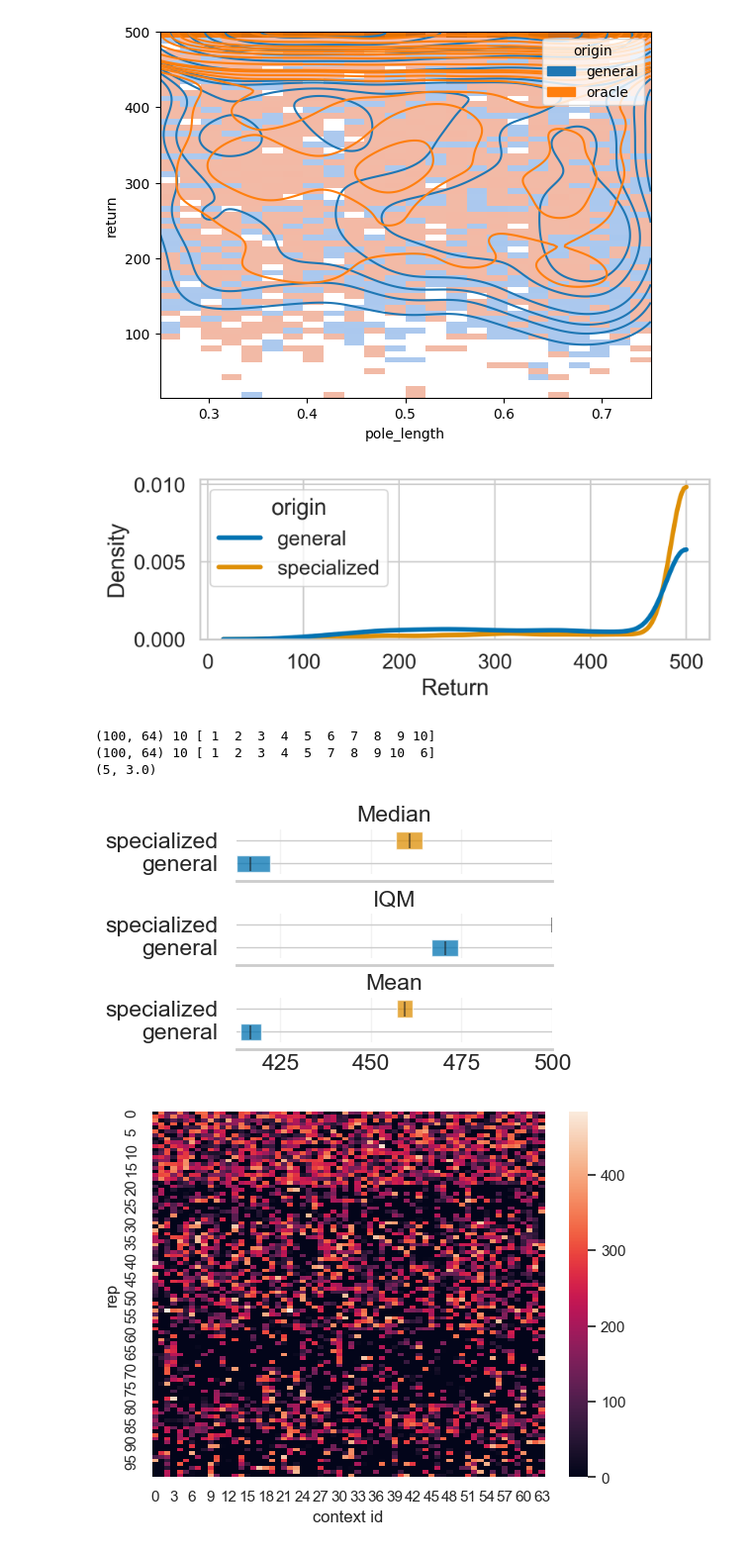
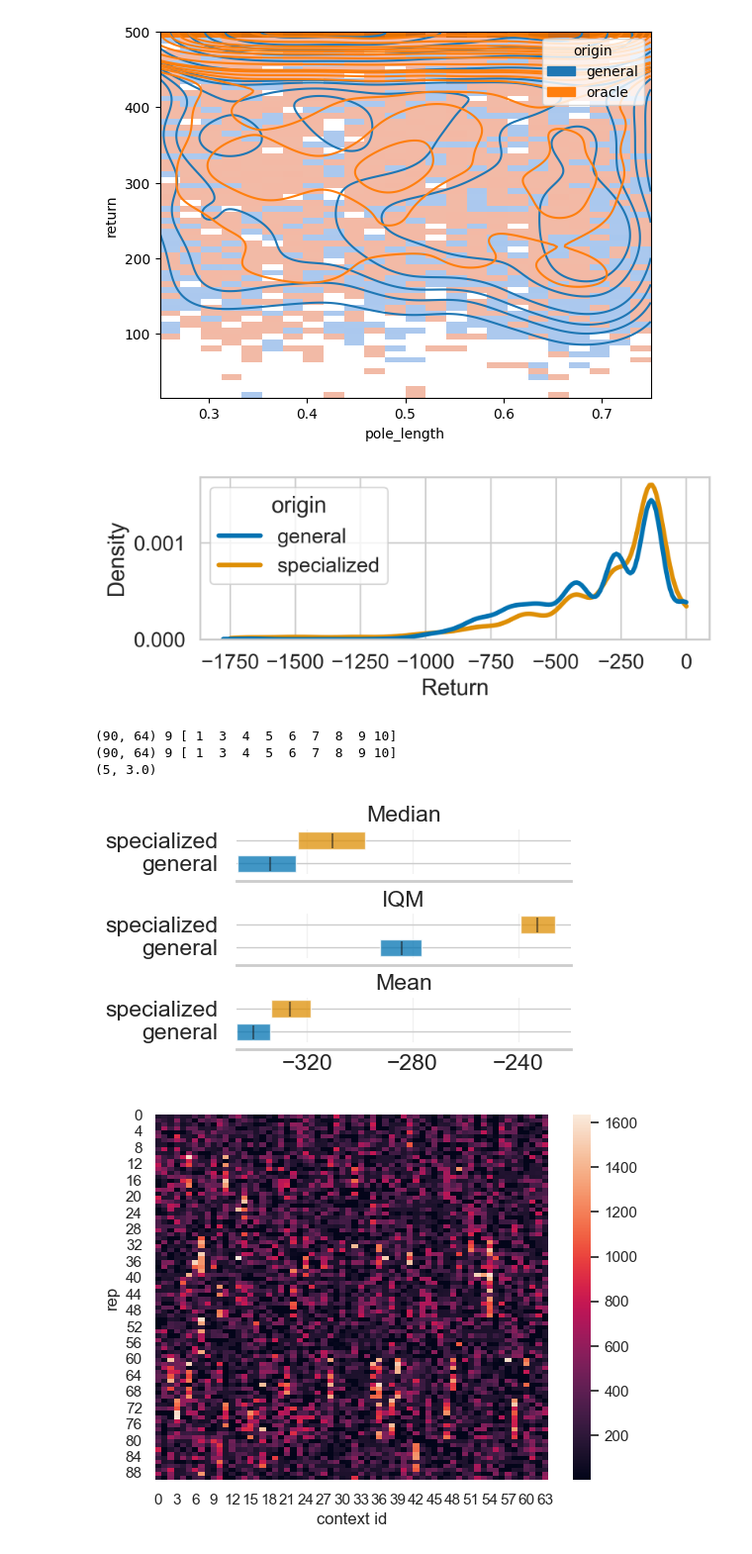
Before and after one commit to automl/CARL, a Jupyter notebook: experiments/evaluation/eval_optimality_gap.ipynb, the cells around one changed output. Shown at 99% size. Drawn from its saved outputs; the diff is of its cells as text; code cells hidden in the pictures.

```diff
--- a/experiments/evaluation/eval_optimality_gap.ipynb
+++ b/experiments/evaluation/eval_optimality_gap.ipynb
@@ -1,13 +1,18 @@
 # %%
 from pathlib import Path
 import seaborn as sns
-import matplotlib.pyplot as plt
 
-result_dir_general = "/home/benjamin/Dokumente/code/tmp/tntcomp/CARL/runs/optimality_gap/CARLCartPoleEnv/eval_general"
+env_name = "CARLCartPoleEnv"
+context_feature = "pole_length"
+
+env_name = "CARLPendulumEnv"
+context_feature = "l"
+
+result_dir_general = f"/home/benjamin/Dokumente/code/tmp/tntcomp/CARL/runs/optimality_gap/{env_name}/eval_general"
 result_dirs_oracle = [
-    "/home/benjamin/Dokumente/code/tmp/tntcomp/CARL/runs/optimality_gap/CARLCartPoleEnv/eval_oracle"
+    f"/home/benjamin/Dokumente/code/tmp/tntcomp/CARL/runs/optimality_gap/{env_name}/eval_oracle"
 ]
-context_feature = "pole_length"
+
 
 
 figdir = Path(result_dir_general).parent / "figures"
@@ -20,5 +23,5 @@ Warning: Gym version v0.24.1 has a number of critical issues with `gym.make` suc
 # %%
-reload = False
+reload = True
 # from general agent: gather final performance on each context
 df_general = load(folder_eval=result_dir_general, rpc_fn="tmp/rpc_general.csv", reload_rpc=reload)
 df_general["origin"] = "general"
@@ -103,7 +101,7 @@ fig.set_tight_layout(True)
 fig.savefig(fig_fn, bbox_inches="tight", dpi=300)
 plt.show()
 # %% [output]
-[figure, old version]
+[figure, new version]
 # %%
 from rliable import library as rly
 from rliable import metrics
@@ -117,6 +115,8 @@ sns.set_palette("colorblind")
 sns.set_style("whitegrid")
 
 filtered_df = df.copy()
+if env_name == "CARLPendulumEnv":
+  filtered_df = filtered_df[filtered_df["seed"] != 2]
 # filtered_df = filtered_df[(filtered_df["seed"] != 7) & (filtered_df["seed"] != 8) & (filtered_df["seed"] != 2) & (filtered_df["seed"] != 4)]
 reps = 10000
 xlabel = ""
@@ -142,9 +142,9 @@ for group_id, group_df in filtered_df.groupby("origin"):
   print(scores.shape, n_seeds, group_df["seed"].unique())
   for i, ((seed, rep), gdf) in enumerate(group_df.groupby(["seed", "rep"])):
     R = gdf["return"]
-    if len(R) == 63:
+    if len(R) in [60, 63]:
       for p in gdf["path"]:
-        printr(p)
+        printr(seed, rep, len(gdf), p)
     n = len(gdf)
     index = (seed - 1) * n_seeds + rep  # seed is 1-based
     scores[i] = R
@@ -166,26 +166,26 @@ fig.set_tight_layout(True)
 fig.savefig(fig_fn, bbox_inches="tight", dpi=300)
 plt.show()
 # %% [output]
-(100, 64) 10 [ 1  2  3  4  5  6  7  8  9 10]
-(100, 64) 10 [ 1  2  3  4  5  7  8  9 10  6]
+(90, 64) 9 [ 1  3  4  5  6  7  8  9 10]
+(90, 64) 9 [ 1  3  4  5  6  7  8  9 10]
 (5, 3.0)
-[figure, old version]
+[figure, new version]
 # %%
 fig_fn = figdir / "test_return_gap.pdf"
 sns.set(font_scale=1.)
 sns.set_palette("colorblind")
 sns.set_style("whitegrid")
 
 
-gap = np.abs(score_dict["oracle"] - score_dict["general"])
+gap = np.abs(score_dict["specialized"] - score_dict["general"])
 df_gap = pd.DataFrame(gap)
 
 ax = sns.heatmap(data=gap)
 ax.set_xlabel("context id")
 ax.set_ylabel("rep")
 plt.show()
 
 fig = ax.get_figure()
 fig.savefig(fig_fn, bbox_inches="tight", dpi=300)
 # %% [output]
-[figure, old version]
+[figure, new version]
```
Also changed, not shown: parts of 5 cells of this notebook, 3 other files.
